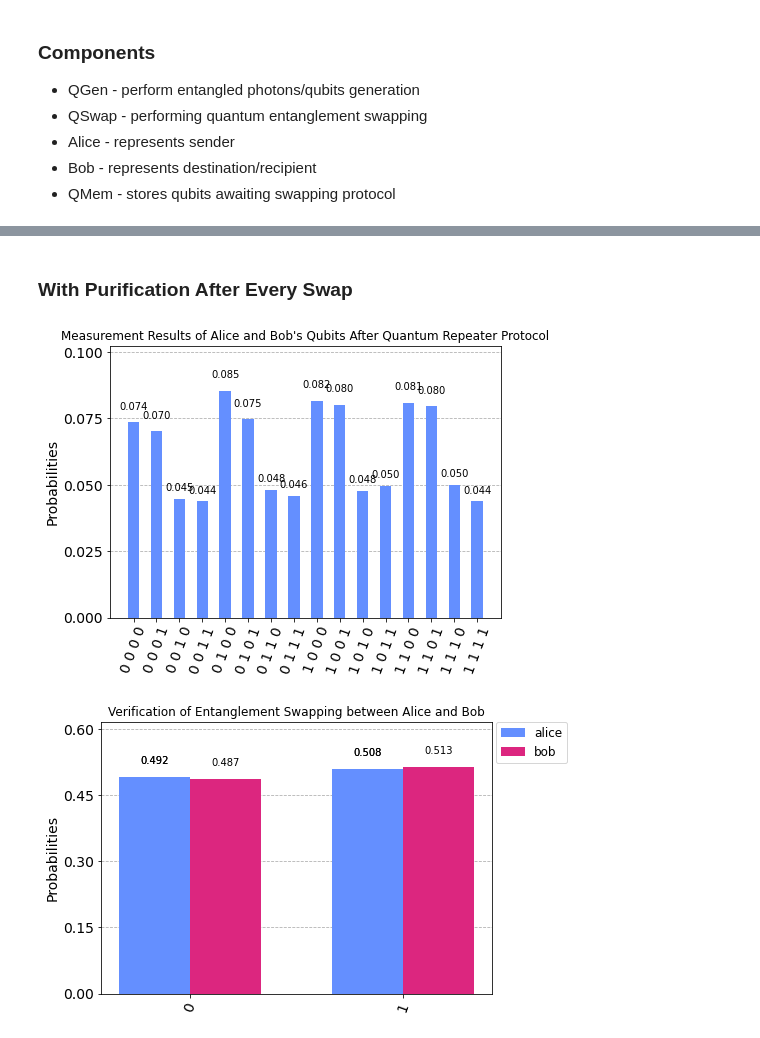
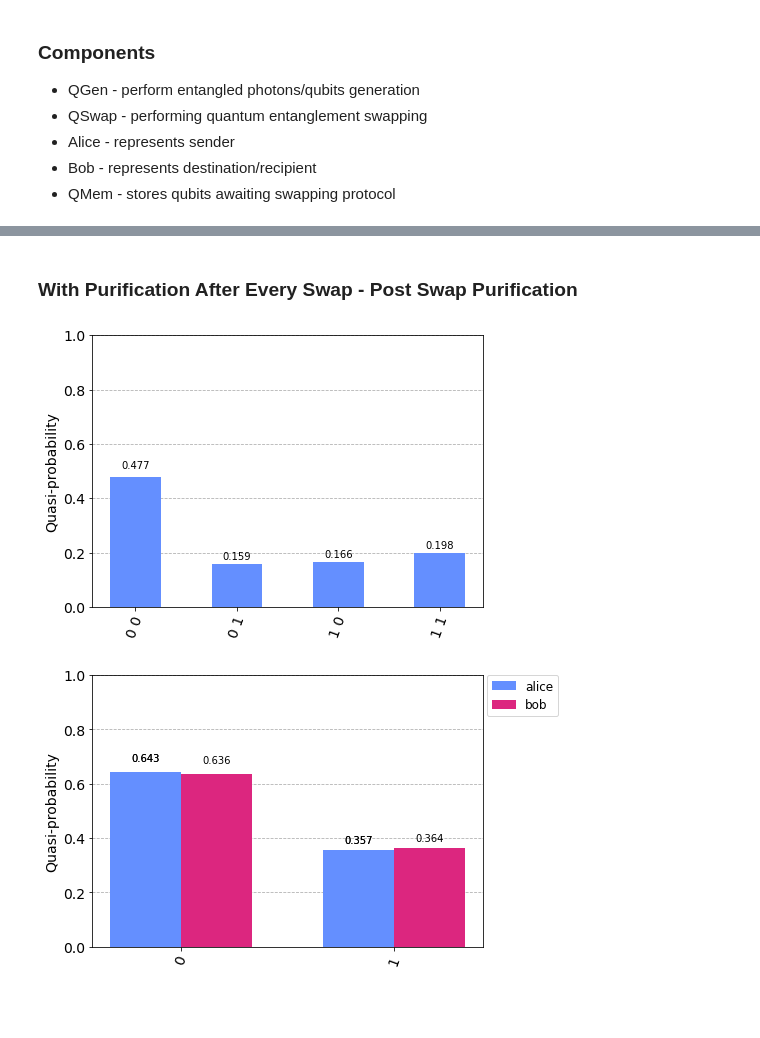
Before and after one commit to Phystro/Quantum-Repeater-Design, a Jupyter notebook: src/purification_strategy/qr_deutsch_purification_strategy.ipynb, the cells around one changed output, grey strips where cells are left out. Drawn from its saved outputs; the diff is of its cells as text; code cells hidden in the pictures; blank space fills up the shorter version.

Commit message:
results: optimization purification

```diff
--- a/src/purification_strategy/qr_deutsch_purification_strategy.ipynb
+++ b/src/purification_strategy/qr_deutsch_purification_strategy.ipynb
@@ -105,8 +105,8 @@ class QuantumNativeSimulations:
 
     def qasm_sim(self, qc: QuantumCircuit) -> Counts:
         qasm_sim: QasmSimulator = QasmSimulator()
-        # result = execute(qc, qasm_sim, shots=10240).result()
-        result = execute(qc, qasm_sim, shots=10240, noise_model=noise_model).result()
+        # result = execute(qc, qasm_sim, shots=10240, optimization_level=3).result()
+        result = execute(qc, qasm_sim, shots=10240, optimization_level=3,noise_model=noise_model).result()
         return result.get_counts()
         # return qasm_sim.run(transpile(qc, qasm_sim), shots=10240).result().get_counts()
 # %%
@@ -126,7 +126,7 @@ def get_fidelities_dict(dc: dict) -> dict:
     for i in range(dictlen):
         if i == dictlen - 1:
             break
-        cur: str = list(dc.keys())[i]
+        cur: str = list(dc.keys())[0]
         nxt: str = list(dc.keys())[i + 1]
         fidelity: float = hellinger_fidelity(dc[cur], dc[nxt])
         f = "F("+cur+","+nxt+")"
@@ -286,6 +301,22 @@ circ.draw("mpl", fold=-1)
 # %%
-circ, counts = fidelity_analysis("abpc")
-# dict_counts_wp: dict = dict_counts
+# circ, counts = fidelity_analysis("abpc")
+# # dict_counts_wp: dict = dict_counts
+# dict_fids_abpc: dict = get_fidelities_dict(dict_counts)
+# plot_histogram(counts)#, title="Measurement Results of Alice and Bob's Qubits After Quantum Repeater Protocol")
+
+d = []
+for i in range(ITERATIONS_TO_AVG):
+    circ, counts = fidelity_analysis("abpc")
+    d.append(counts)
+
+counts = dict( pd.DataFrame(d).mean() )
+
 dict_fids_abpc: dict = get_fidelities_dict(dict_counts)
-plot_histogram(counts, title="Measurement Results of Alice and Bob's Qubits After Quantum Repeater Protocol")
+
+graph = plot_histogram(counts)
+
+dx = graph.axes[0]
+dx.set_ylim(0, 1)
+
+display( graph )
 # %% [output]
@@ -303,18 +337,32 @@ circ.draw("mpl", fold=-1)
 # %% [markdown]
-### With Purification After Every Swap
+### With Purification After Every Swap - Post Swap Purification
 # %%
-circ, counts = fidelity_analysis("swap")
-# dict_counts_wp: dict = dict_counts
+d = []
+for i in range(ITERATIONS_TO_AVG):
+    circ, counts = fidelity_analysis("swap")
+    d.append(counts)
+
+counts = dict( pd.DataFrame(d).mean() )
+
 dict_fids_swap: dict = get_fidelities_dict(dict_counts)
-plot_histogram(counts, title="Measurement Results of Alice and Bob's Qubits After Quantum Repeater Protocol")
+
+graph = plot_histogram(counts)#, title="Measurement Results of Alice and Bob's Qubits After Quantum Repeater Protocol")
+
+dx = graph.axes[0]
+dx.set_ylim(0, 1)
+
+display( graph )
 # %% [output]
-[figure, old version]
+[figure, new version]
 # %%
-qubit_counts: list = [marginal_counts(counts, [qubit]) for qubit in range(2, 4)]
+qubit_counts: list = [marginal_counts(counts, [qubit]) for qubit in range(0, 2)]
 legend: list = ["alice", "bob"]
-plot_histogram(qubit_counts, legend=legend, title="Verification of Entanglement Swapping between Alice and Bob")
+graph = plot_histogram(qubit_counts, legend=legend)#, title="Verification of Entanglement Swapping between Alice and Bob")
+dx = graph.axes[0]
+dx.set_ylim(0, 1)
+display( graph )
 # %% [output]
-[figure, old version]
+[figure, new version]
 # %%
 circ.draw("mpl", fold=-1)
 # %% [output]
```
Also changed, not shown: parts of 26 cells of this notebook, 4 other files.
